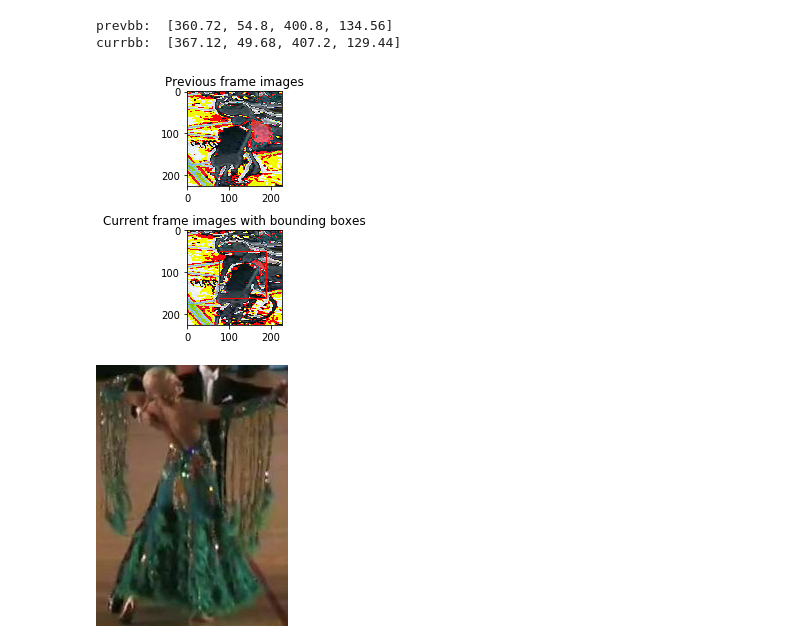
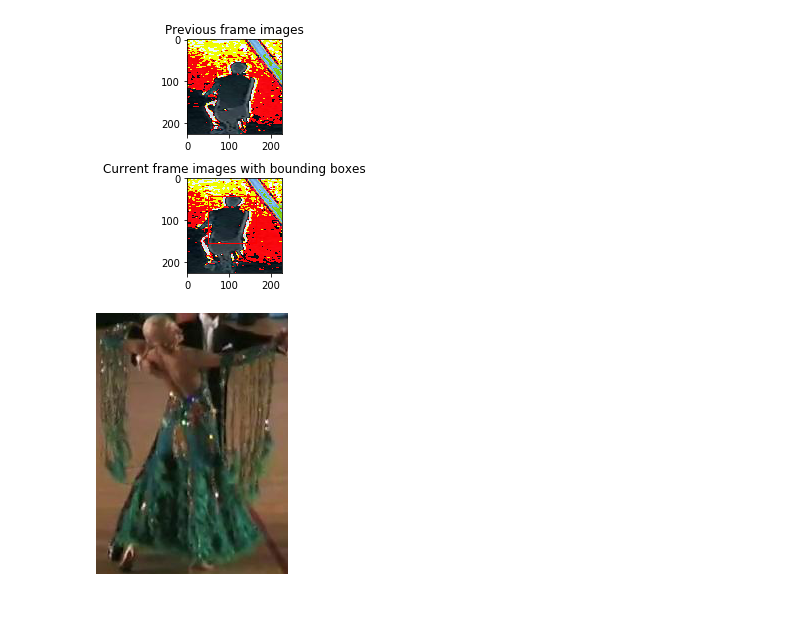
Before and after one commit to devyhia/pygoturn, a Jupyter notebook: Test GOTURN.ipynb, the cells around one changed output. Drawn from its saved outputs; the diff is of its cells as text; code cells hidden in the pictures; blank space fills up the shorter version.

```diff
--- a/Test GOTURN.ipynb
+++ b/Test GOTURN.ipynb
@@ -31,9 +38,7 @@ ix = from_tensor(alov[0])
 # %%
-show_batch(alov[40])
+show_batch(alov[0])
 # %% [output]
-prevbb:  [360.72, 54.8, 400.8, 134.56]
-currbb:  [367.12, 49.68, 407.2, 129.44]
-[figure, old version]
+[figure, new version]
 # %%
 img = Image.open('../ALOV/Frames/07-MotionCoherence/07-MotionCoherence_video00001/00000001.jpg')
 # %%
```
Also changed, not shown: parts of 2 cells of this notebook, 1 other file.
